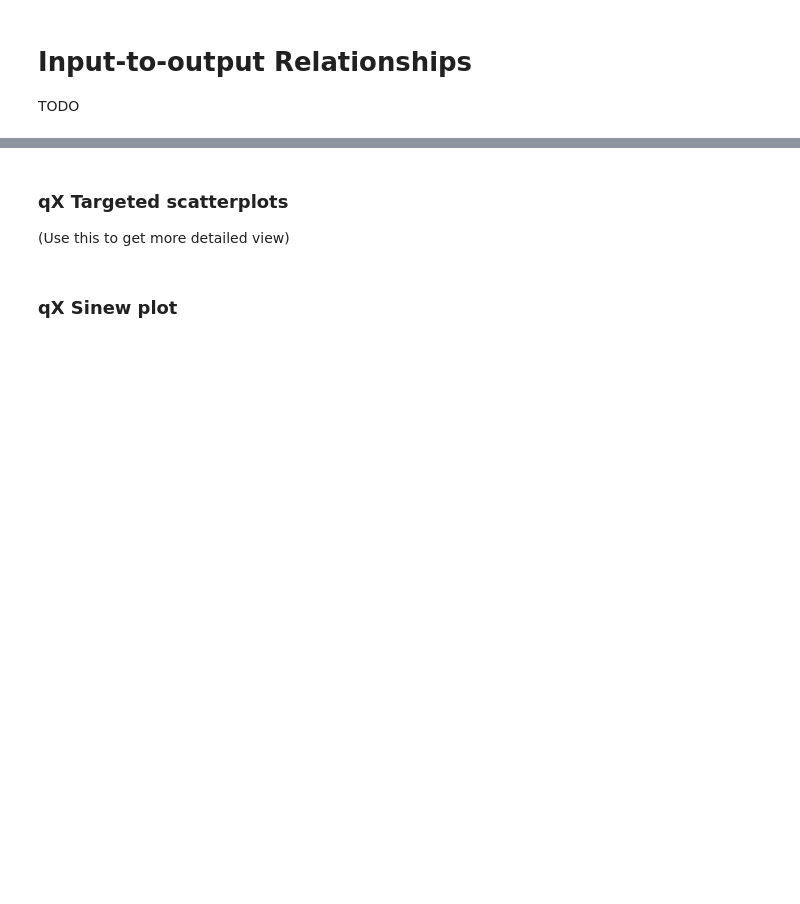
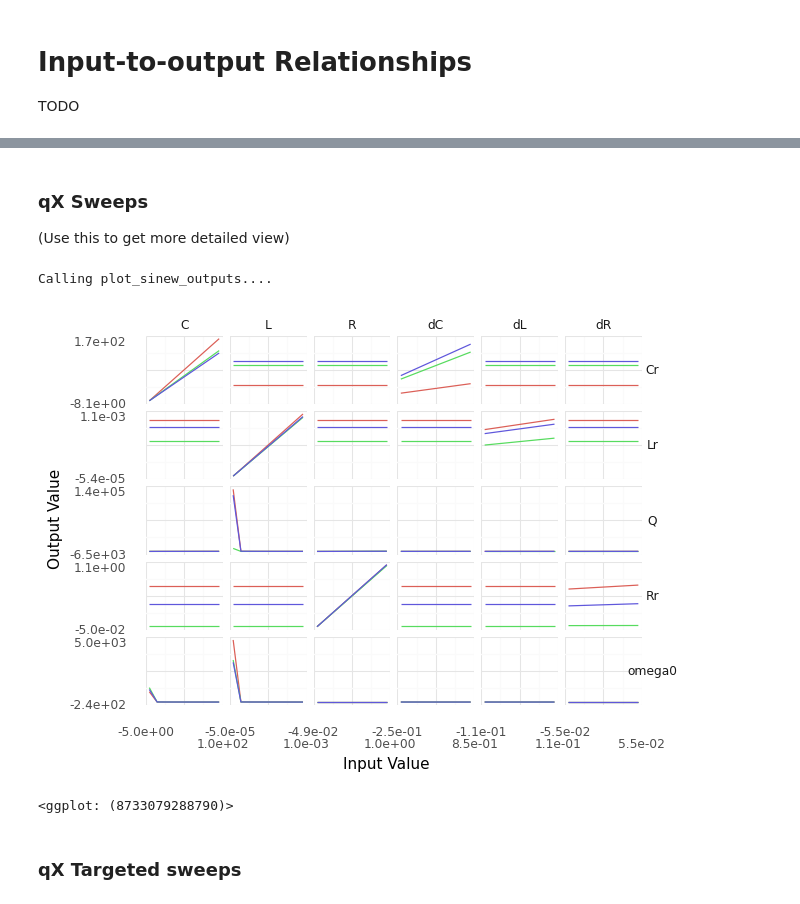
Before and after one commit to zdelrosario/evc-course, a Jupyter notebook: exercises/e-grama04-ema-master.ipynb, the cells around one changed output, grey strips where cells are left out. Drawn from its saved outputs; the diff is of its cells as text; code cells hidden in the pictures; blank space fills up the shorter version.

```diff
--- a/exercises/e-grama04-ema-master.ipynb
+++ b/exercises/e-grama04-ema-master.ipynb
@@ -308,11 +375,21 @@ Calling plot_corrtile....
   - `Q` depends on all of `dC`, `dL`, and `dR`; from this we can guess that it also depends on `C, L, R`. `Q` is strongly positively correlated with `dC`, weakly positively correlated with `dR`, and weakly negatively correlated with `dL`.
 <!-- solution-end -->
 # %% [markdown]
-### __qX__ Targeted scatterplots
+### __qX__ Sweeps
 
 (Use this to get more detailed view)
+# %%
+(
+    md_circuit
+    >> gr.ev_sinews(df_det="swp")
+    >> gr.pt_auto()
+)
+# %% [output]
+Calling plot_sinew_outputs....
+[figure, added]
+<ggplot: (8733079288790)>
 # %% [markdown]
-### __qX__ Sinew plot
+### __qX__ Targeted sweeps
 # %%
 (
     md_circuit
```
Also changed, not shown: parts of 19 cells of this notebook.
